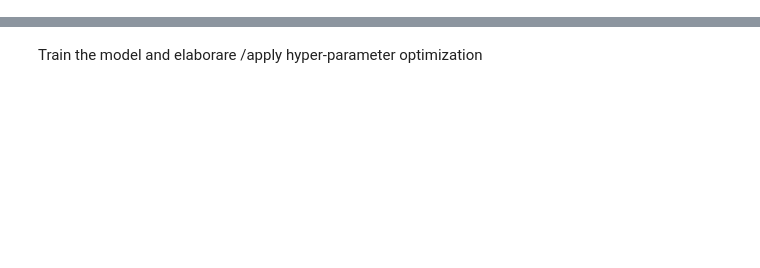
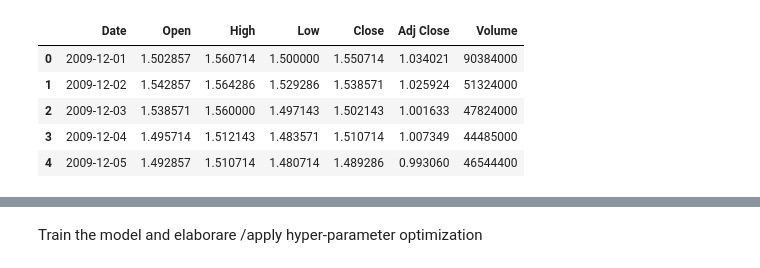
Before and after one commit to mmohseni1/StockPrice_DL_W4, a Jupyter notebook: StockPrice_DL_W4.ipynb, the cells around one changed output, grey strips where cells are left out. Saved outputs shown, nothing was run; the diff lists cells and outputs as text; code cells hidden in the pictures; blank space fills up the shorter version.

```diff
--- a/StockPrice_DL_W4.ipynb
+++ b/StockPrice_DL_W4.ipynb
@@ -18,0 +16,10 @@ Read The csv file
+# %%
+dataset = pd.read_csv('AAPL.csv')
+dataset.head()
+# %% [output]
+|  | Date | Open | High | Low | Close | Adj Close | Volume |
+| 0 | 2009-12-01 | 1.502857 | 1.560714 | 1.500000 | 1.550714 | 1.034021 | 90384000 |
+| 1 | 2009-12-02 | 1.542857 | 1.564286 | 1.529286 | 1.538571 | 1.025924 | 51324000 |
+| 2 | 2009-12-03 | 1.538571 | 1.560000 | 1.497143 | 1.502143 | 1.001633 | 47824000 |
+| 3 | 2009-12-04 | 1.495714 | 1.512143 | 1.483571 | 1.510714 | 1.007349 | 44485000 |
+| 4 | 2009-12-05 | 1.492857 | 1.510714 | 1.480714 | 1.489286 | 0.993060 | 46544400 |
```
Also changed, not shown: parts of 36 cells of this notebook.
